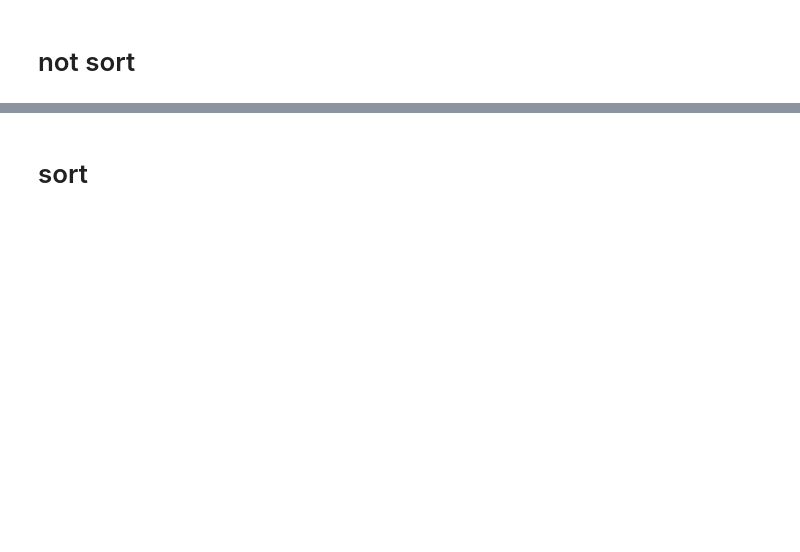
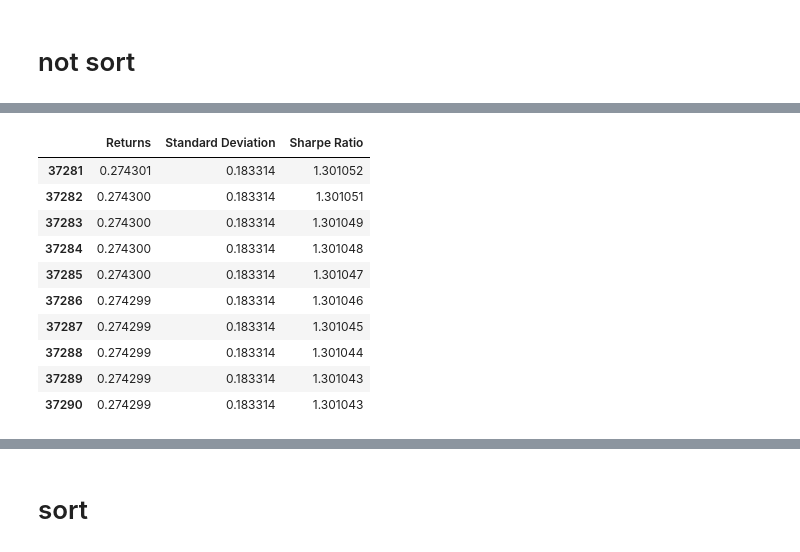
Before and after one commit to BobbyDazzlar/EquityPortfolio, a Jupyter notebook: OneDrive_2021-09-24/Final Year Project Drive/codes_2022/ACO/2Nov2021_ACO_Final.ipynb, the cells around one changed output, grey strips where cells are left out. Saved outputs shown, nothing was run; the diff lists cells and outputs as text; code cells hidden in the pictures; blank space fills up the shorter version.

```diff
--- a/OneDrive_2021-09-24/Final Year Project Drive/codes_2022/ACO/2Nov2021_ACO_Final.ipynb
+++ b/OneDrive_2021-09-24/Final Year Project Drive/codes_2022/ACO/2Nov2021_ACO_Final.ipynb
@@ -331,6 +368,19 @@ sharpe_unsort_top_all.to_csv("sharpe_unsort_top_all.csv")
 # %%
 sharpe_unsort_bottom=sharpe_pc.iloc[:,0:3].tail(10)
 sharpe_unsort_bottom.to_csv("sharpe_unsort_bottom.csv")
+sharpe_unsort_bottom
+# %% [output]
+|  | Returns | Standard Deviation | Sharpe Ratio |
+| 37281 | 0.274301 | 0.183314 | 1.301052 |
+| 37282 | 0.274300 | 0.183314 | 1.301051 |
+| 37283 | 0.274300 | 0.183314 | 1.301049 |
+| 37284 | 0.274300 | 0.183314 | 1.301048 |
+| 37285 | 0.274300 | 0.183314 | 1.301047 |
+| 37286 | 0.274299 | 0.183314 | 1.301046 |
+| 37287 | 0.274299 | 0.183314 | 1.301045 |
+| 37288 | 0.274299 | 0.183314 | 1.301044 |
+| 37289 | 0.274299 | 0.183314 | 1.301043 |
+| 37290 | 0.274299 | 0.183314 | 1.301043 |
 # %%
 sharpe_unsort_bottom_all=sharpe_pc.tail(10)
 sharpe_unsort_bottom_all.to_csv("sharpe_unsort_bottom_all.csv")
```
Also changed, not shown: parts of 27 cells of this notebook.
